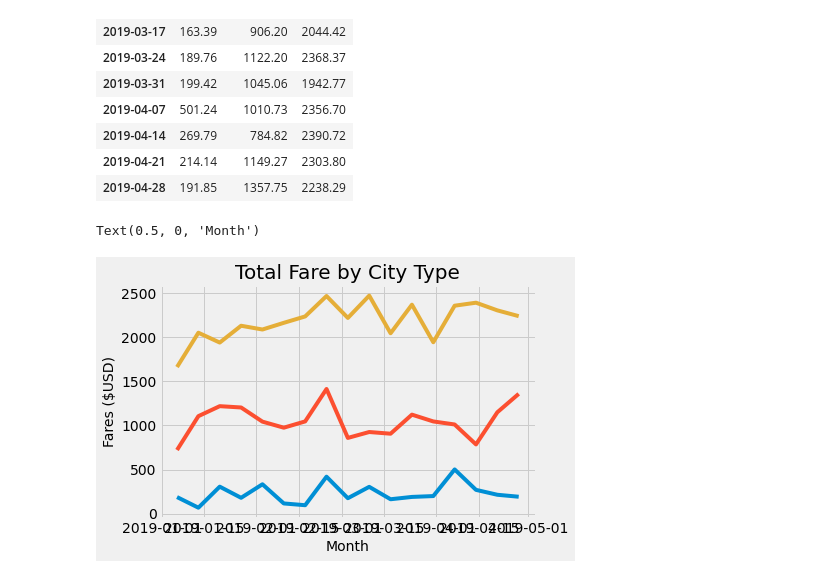
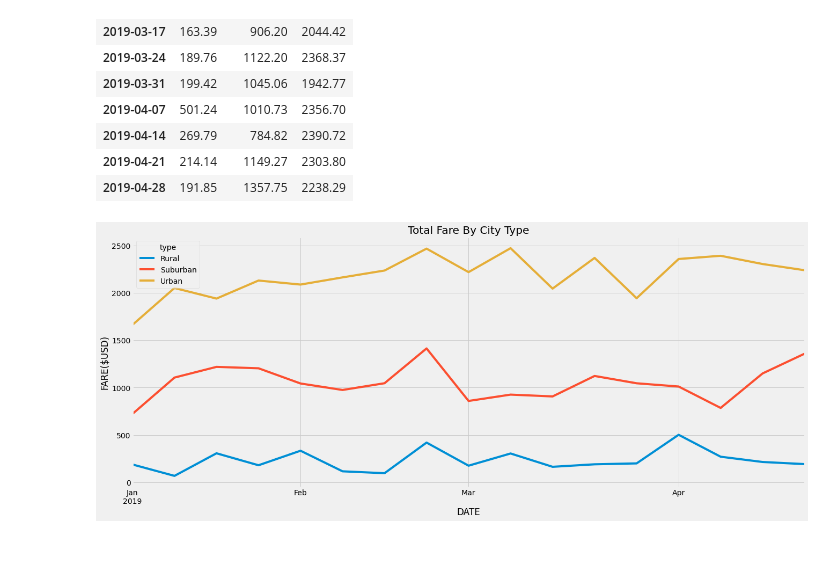
Before and after one commit to Akin-Olusuyi/PyBer_Analysis, a Jupyter notebook: PyBer_Challenge.ipynb, the cells around one changed output. Saved outputs shown, nothing was run; the diff lists cells and outputs as text; code cells hidden in the pictures; blank space fills up the shorter version.

Commit message:
updated chart

```diff
--- a/PyBer_Challenge.ipynb
+++ b/PyBer_Challenge.ipynb
@@ -259,21 +258,17 @@ sum_of_fare_per_week_df
 # %%
 # 8. Using the object-oriented interface method, plot the resample DataFrame using the df.plot() function.
 
 # Import the style from Matplotlib.
 from matplotlib import style
 # Use the graph style fivethirtyeight.
-plt.style.use('fivethirtyeight')
+style.use('fivethirtyeight')
 
-x_axis = sum_of_fare_per_week_df.index
+
 
 fig, ax = plt.subplots()
-ax.plot(x_axis, sum_of_fare_per_week_df['Rural'], label = 'Rural')
-ax.plot(sum_of_fare_per_week_df.index, sum_of_fare_per_week_df['Suburban'], label = 'Suburban')
-ax.plot(sum_of_fare_per_week_df.index, sum_of_fare_per_week_df['Urban'], label = 'Urban')
 
-ax.set_title('Total Fare by City Type',fontsize=20)
-ax.set_ylabel('Fares ($USD)',fontsize=14)
-ax.set_xlabel("Month",fontsize=14)
+sum_of_fare_per_week_df.plot(kind = "line", figsize=(20, 8), ax=ax, title='Total Fare By City Type', xlabel='DATE', ylabel='FARE($USD)')
+
+plt.savefig('Analysis/PyBer_fare_summary.png')
 # %% [output]
-Text(0.5, 0, 'Month')
-[figure, old version]
+[figure, new version]
```
Also changed, not shown: parts of 6 cells of this notebook.
